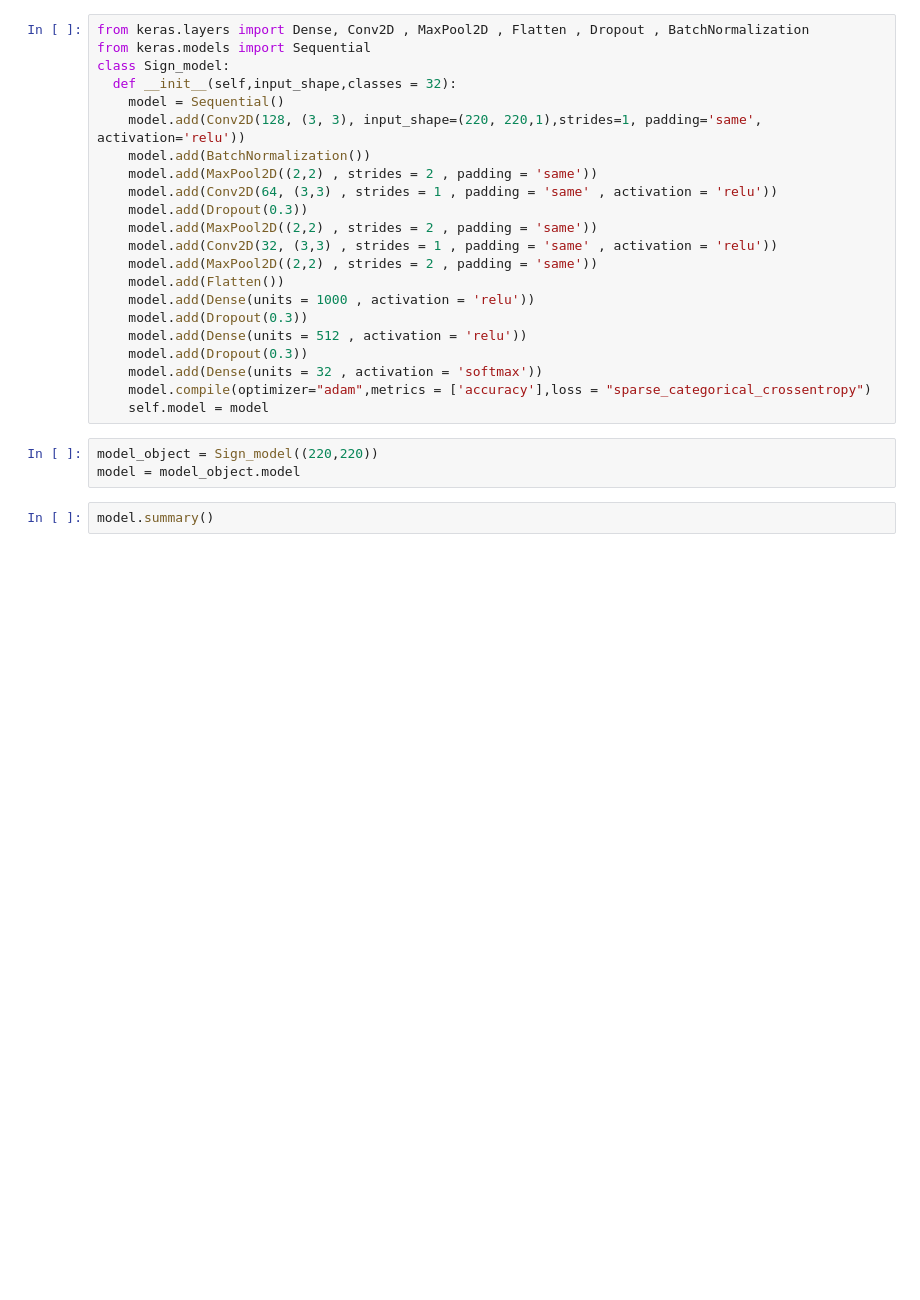
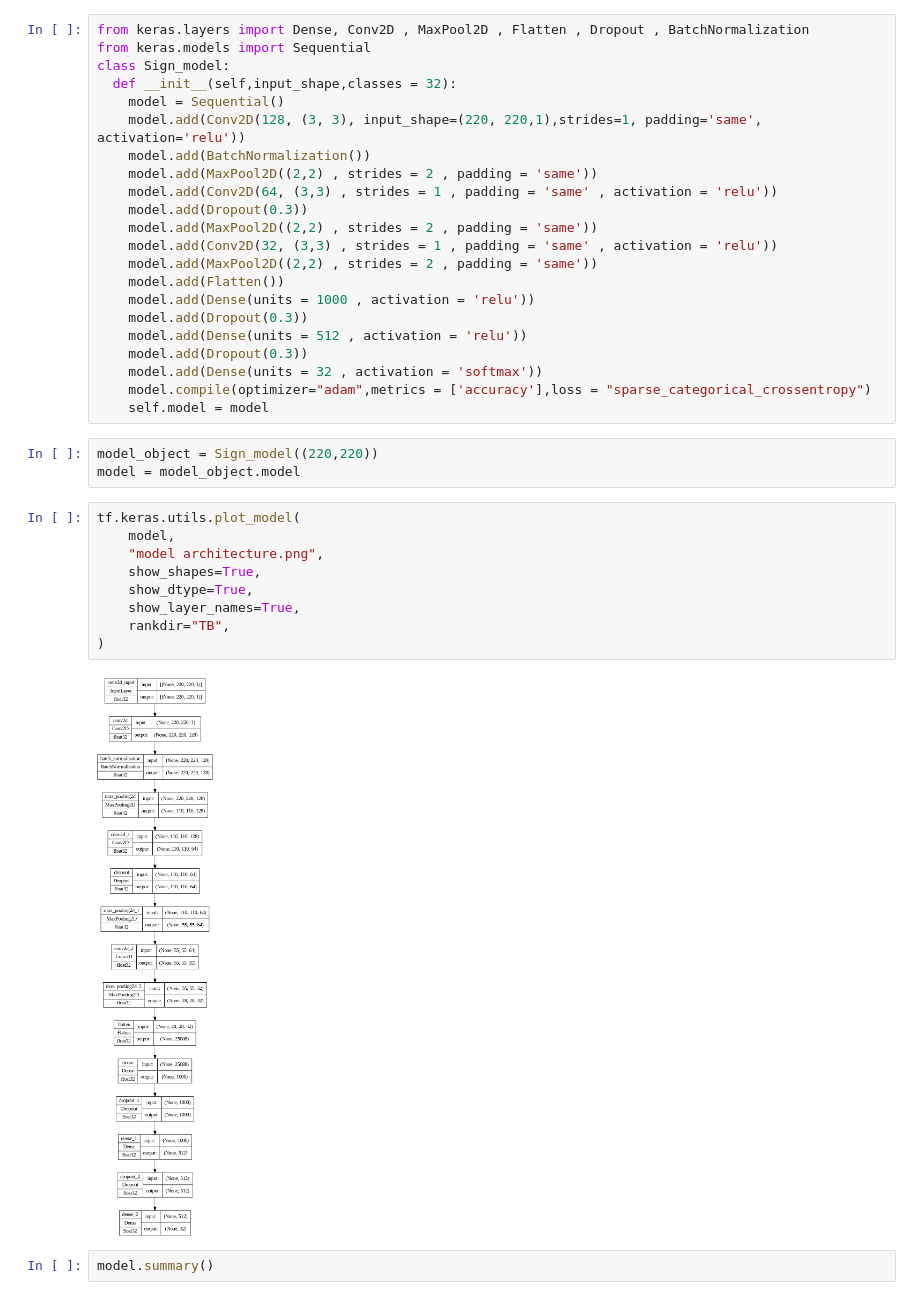
Before and after one commit to HariSkr11/indian-sign-language-detection, a Jupyter notebook: Model.ipynb, the cells around one changed output. Saved outputs shown, nothing was run; the diff lists cells and outputs as text; blank space fills up the shorter version.

```diff
--- a/Model.ipynb
+++ b/Model.ipynb
@@ -159,6 +159,17 @@ class Sign_model:
 # %%
 model_object = Sign_model((220,220))
 model = model_object.model
+# %%
+tf.keras.utils.plot_model(
+    model,
+    "model architecture.png",
+    show_shapes=True,
+    show_dtype=True,
+    show_layer_names=True,
+    rankdir="TB",
+)
+# %% [output]
+[figure, added]
 # %%
 model.summary()
 # %% [output]
```
Also changed, not shown: parts of 2 cells of this notebook.
